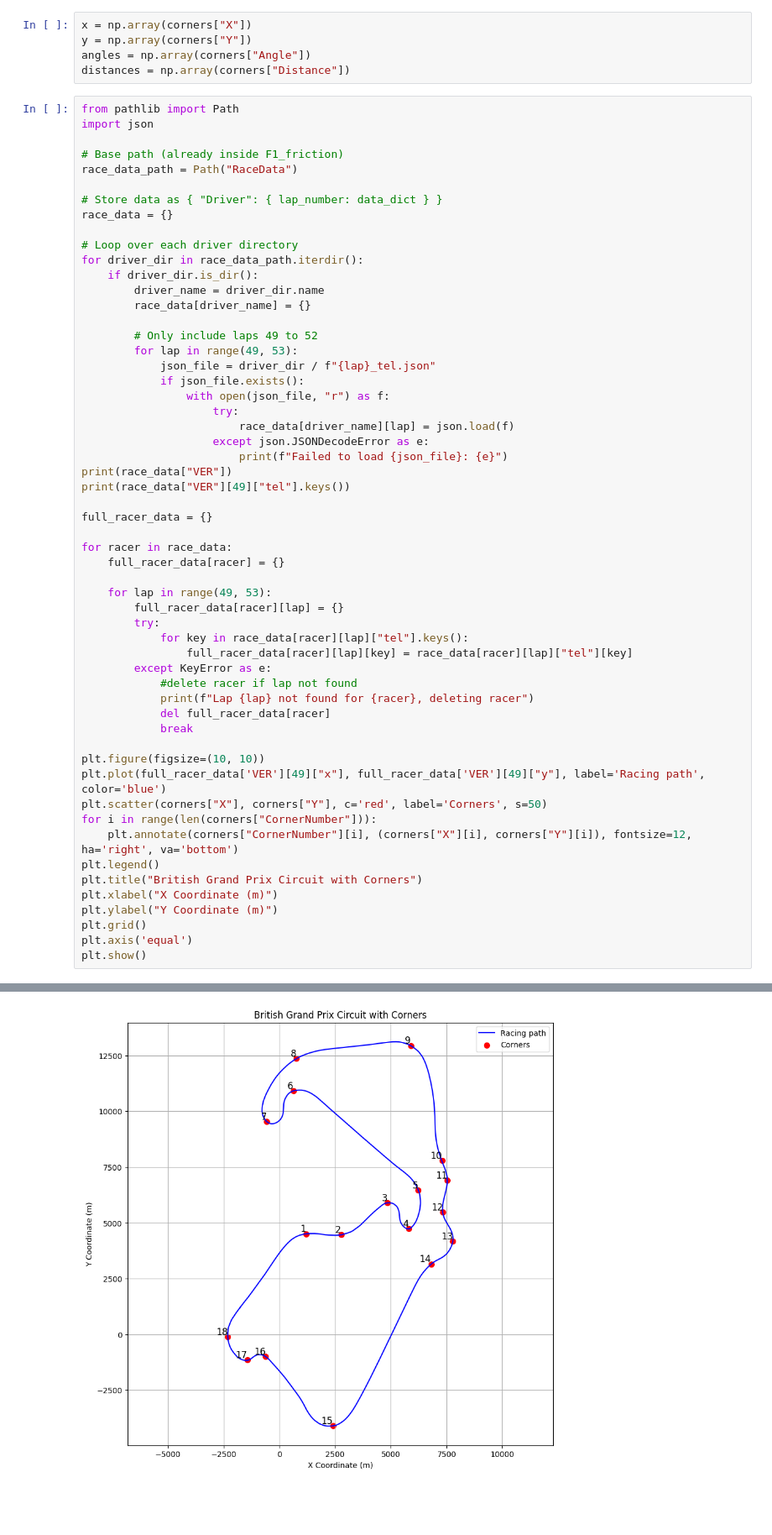
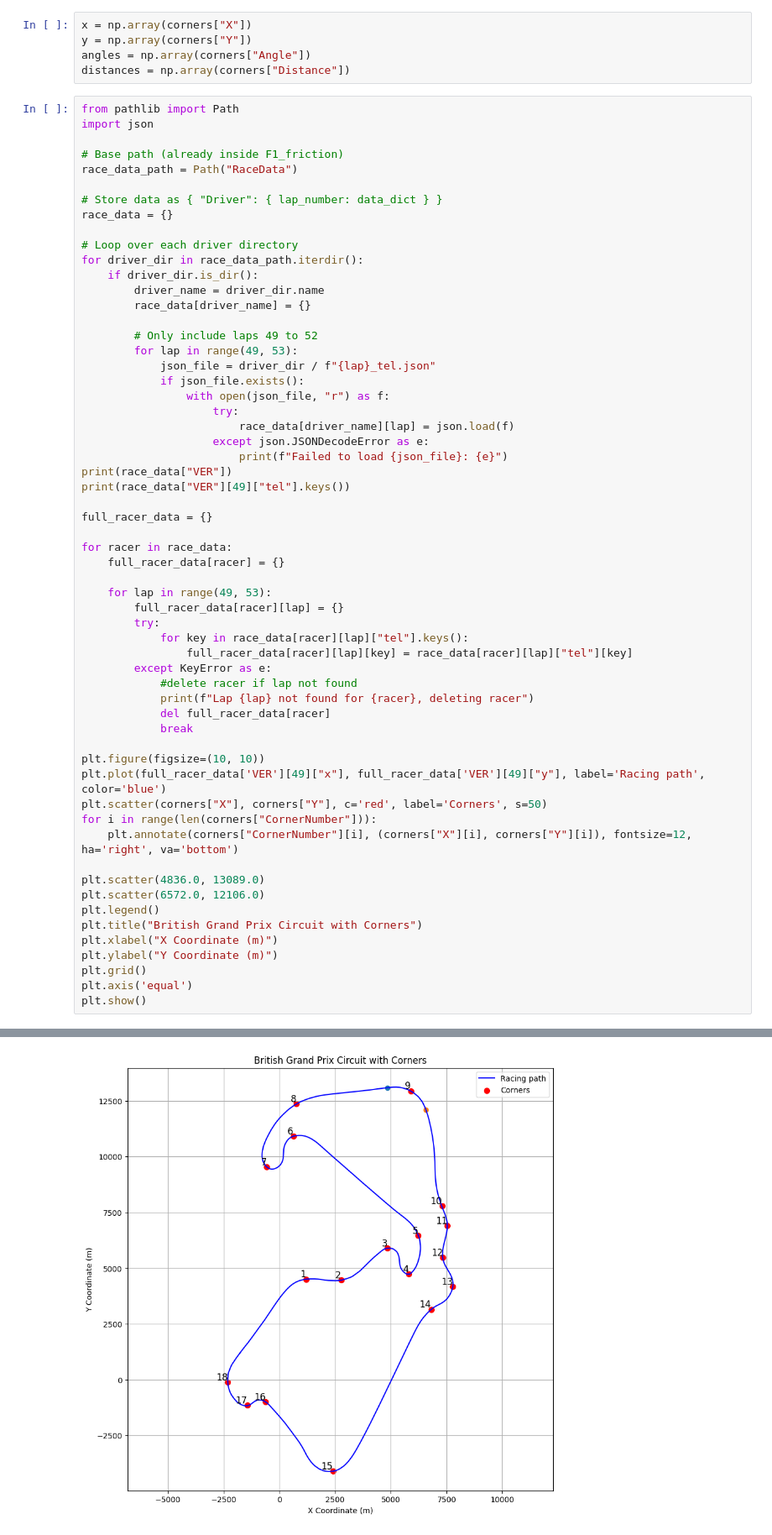
Before and after one commit to hishemok/PICUP, a Jupyter notebook: F1_friction/preprocess.ipynb, the cells around one changed output, grey strips where cells are left out. Shown at 84% size. Saved outputs shown, nothing was run; the diff lists cells and outputs as text; blank space fills up the shorter version.

```diff
--- a/F1_friction/preprocess.ipynb
+++ b/F1_friction/preprocess.ipynb
@@ -104,34 +104,37 @@ print(race_data["VER"][49]["tel"].keys())
 full_racer_data = {}
 
 for racer in race_data:
     full_racer_data[racer] = {}
 
     for lap in range(49, 53):
         full_racer_data[racer][lap] = {}
         try:
             for key in race_data[racer][lap]["tel"].keys():
                 full_racer_data[racer][lap][key] = race_data[racer][lap]["tel"][key]
         except KeyError as e:
             #delete racer if lap not found
             print(f"Lap {lap} not found for {racer}, deleting racer")
             del full_racer_data[racer]
             break
 
 plt.figure(figsize=(10, 10))
 plt.plot(full_racer_data['VER'][49]["x"], full_racer_data['VER'][49]["y"], label='Racing path', color='blue')
 plt.scatter(corners["X"], corners["Y"], c='red', label='Corners', s=50)
 for i in range(len(corners["CornerNumber"])):
     plt.annotate(corners["CornerNumber"][i], (corners["X"][i], corners["Y"][i]), fontsize=12, ha='right', va='bottom')
+
+plt.scatter(4836.0, 13089.0)
+plt.scatter(6572.0, 12106.0)
 plt.legend()
 plt.title("British Grand Prix Circuit with Corners")
 plt.xlabel("X Coordinate (m)")
 plt.ylabel("Y Coordinate (m)")
 plt.grid()
 plt.axis('equal')
 plt.show()
 # %% [output]
 {49: {'tel': {'time': [0.0, 0.165, 0.18, 0.34, 0.445, 0.62, 0.759, 0.805, 1.005, 1.059, 1.139, 1.359, 1.405, 1.605, 1.639, 1.805, 1.939, 2.085, 2.3, 2.32, 2.405, 2.645, 2.68, 2.965, 3.08, 3.205, 3.22, ...
-[figure, old version]
+[figure, new version]
 # %%
 idxs = np.where(np.array(full_racer_data["VER"][49]["y"]) < -3100)[0]  # Find indices where y coordinate is less than -3100
 corner_start = idxs[0]  # Start of the corner
```
Also changed, not shown: parts of 9 cells of this notebook, 3 other files.
